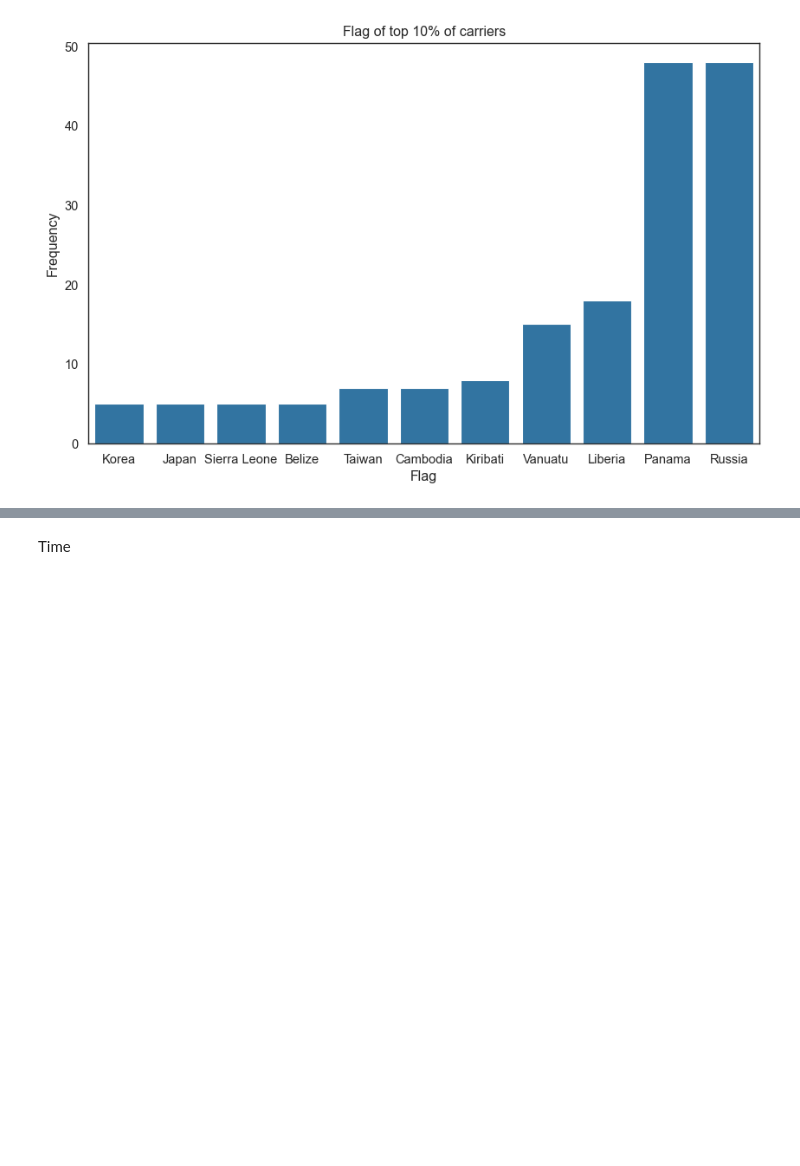
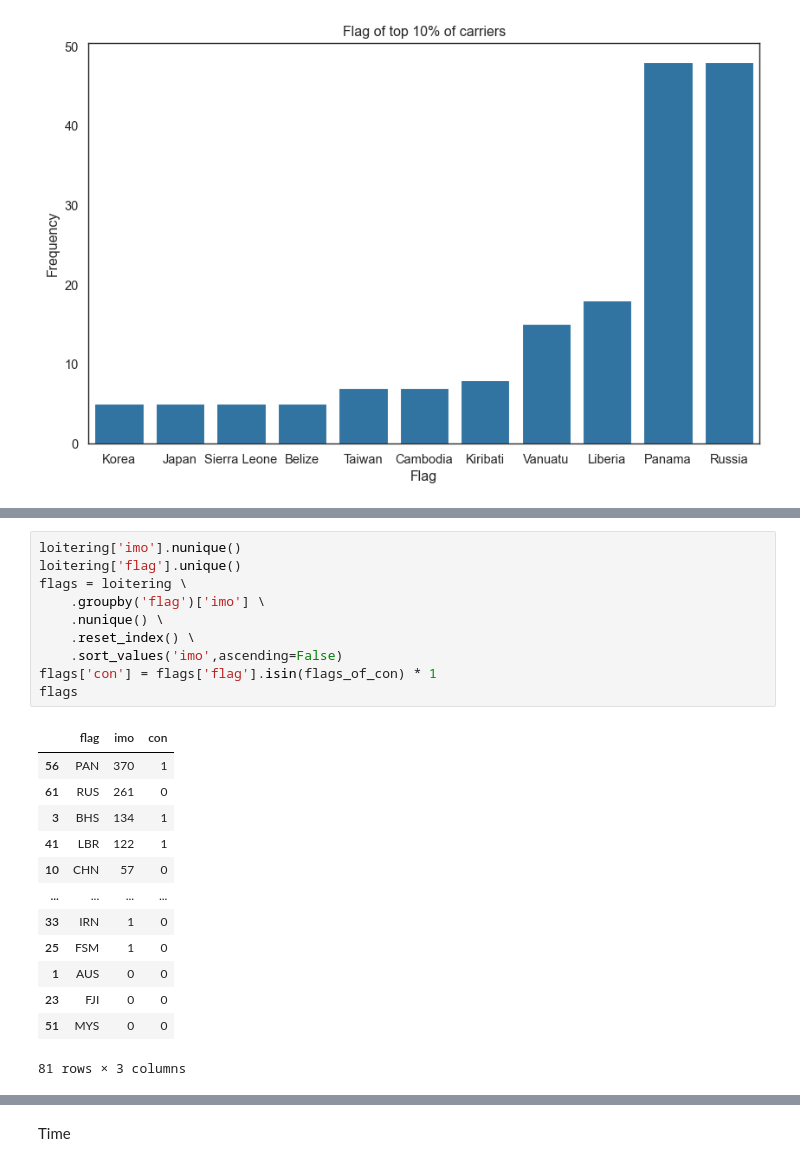
Before and after one commit to sebdodt/90739-iuu-systems-project, a Jupyter notebook: port_evaluation/eda/midterm/2_transshipments/trans.ipynb, the cells around one changed output, grey strips where cells are left out. Saved outputs shown, nothing was run; the diff lists cells and outputs as text; blank space fills up the shorter version.

```diff
--- a/port_evaluation/eda/midterm/2_transshipments/trans.ipynb
+++ b/port_evaluation/eda/midterm/2_transshipments/trans.ipynb
@@ -139,0 +203,24 @@ plt.show()
+# %%
+loitering['imo'].nunique()
+loitering['flag'].unique()
+flags = loitering \
+    .groupby('flag')['imo'] \
+    .nunique() \
+    .reset_index() \
+    .sort_values('imo',ascending=False)
+flags['con'] = flags['flag'].isin(flags_of_con) * 1
+flags
+# %% [output]
+|  | flag | imo | con |
+| 56 | PAN | 370 | 1 |
+| 61 | RUS | 261 | 0 |
+| 3 | BHS | 134 | 1 |
+| 41 | LBR | 122 | 1 |
+| 10 | CHN | 57 | 0 |
+| ... | ... | ... | ... |
+| 33 | IRN | 1 | 0 |
+| 25 | FSM | 1 | 0 |
+| 1 | AUS | 0 | 0 |
+| 23 | FJI | 0 | 0 |
+| 51 | MYS | 0 | 0 |
+81 rows × 3 columns
```
Also changed, not shown: parts of 10 cells of this notebook, 2 other files.
